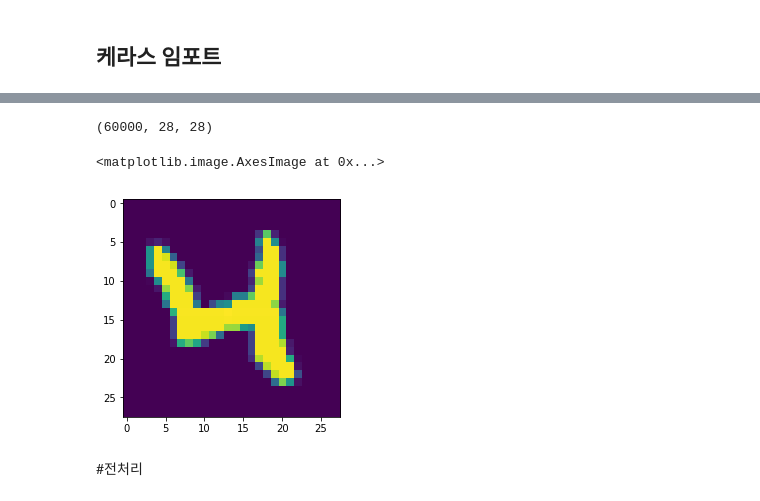
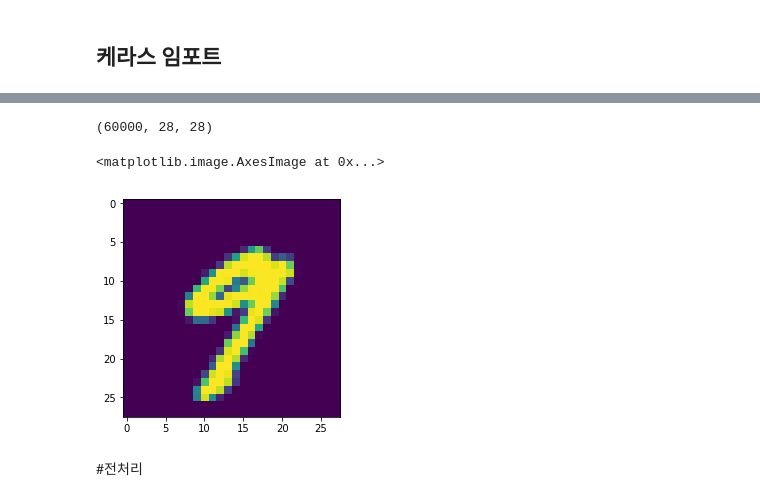
Before and after one commit to hyojunguy/colab_lecture, a Jupyter notebook: keras_intro.ipynb, the cells around one changed output, grey strips where cells are left out. Cells and saved outputs as stored; diff of their text form; code cells hidden in the pictures.

```diff
--- a/keras_intro.ipynb
+++ b/keras_intro.ipynb
@@ -16,19 +50,21 @@ from keras.utils import np_utils
 # %%
 from keras.datasets import mnist
 
 # Load pre-shuffled MNIST data into train and test sets
 (X_train, y_train), (X_test, y_test) = mnist.load_data()
 
 
 print(X_train.shape)
 # (60000, 28, 28)
 
 from matplotlib import pyplot as plt
-plt.imshow(X_train[20])
+#plt.imshow(X_train[20])
+
+plt.imshow(X_test[20])
 # %% [output]
 (60000, 28, 28)
 <matplotlib.image.AxesImage at 0x...>
-[figure, old version]
+[figure, new version]
 # %% [markdown]
 #전처리
 # %%
```
Also changed, not shown: parts of 19 cells of this notebook.
